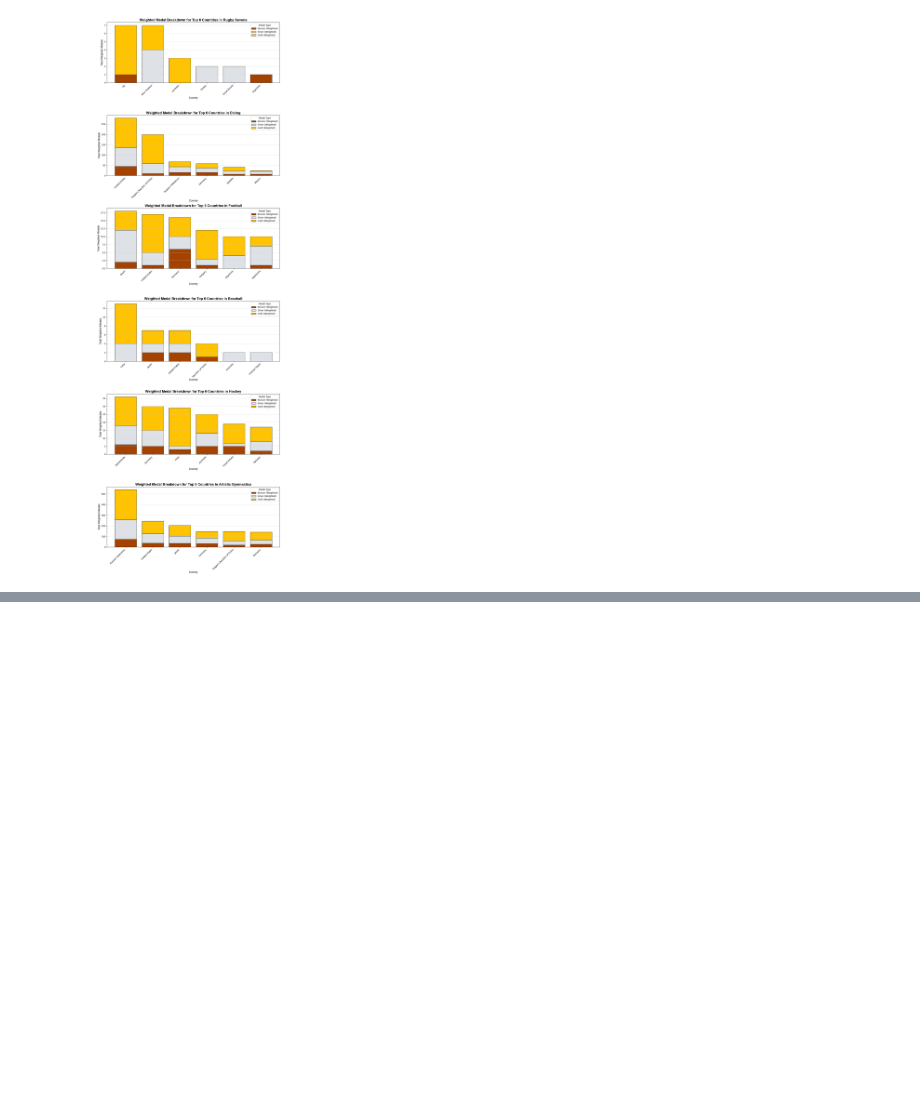
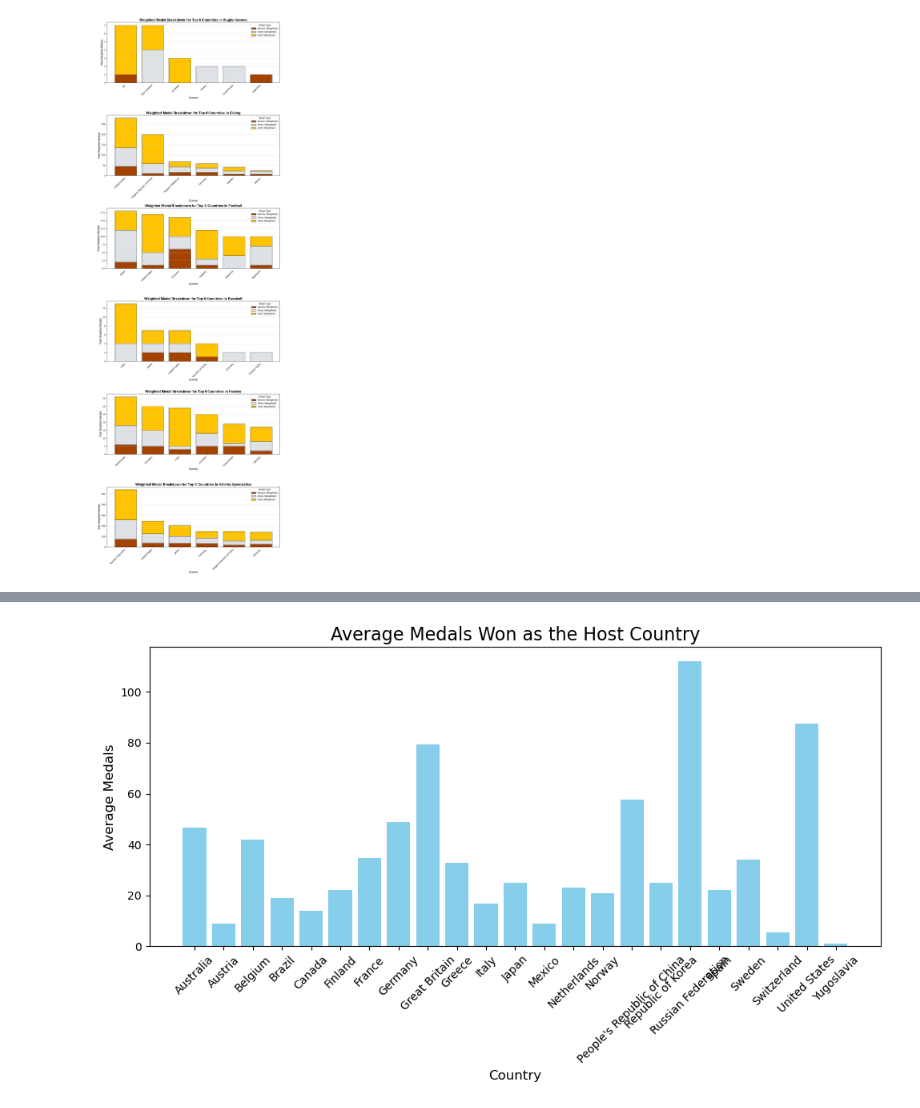
Before and after one commit to Gartles20/Project-1-Group-5, a Jupyter notebook: dataframes_Thomas.ipynb, the cells around one changed output, grey strips where cells are left out. Drawn from its saved outputs; the diff is of its cells as text; code cells hidden in the pictures; blank space fills up the shorter version.

```diff
--- a/dataframes_Thomas.ipynb
+++ b/dataframes_Thomas.ipynb
@@ -375,0 +498,13 @@ plt.show()
+# %%
+#Merging the medal and host tally data
+df_host_and_medal_temp = pd.merge(
+    df_Medal_Tally_History,
+    df_Games_Summary,
+    on=["edition", "edition_id", "year", "country_noc"],
+    suffixes=("_medals", "_games")
+)
+
+df_host_and_medal = pd.merge(df_host_and_medal_temp, df_Country_Profiles, on='country_noc', how='left')
+df_host_and_medal.rename(columns={'country_y': 'country'}, inplace=True)
+
+df_host_and_medal.head()
@@ -375,0 +518,19 @@ plt.show()
+# %%
+# Count the number of times each country has hosted
+host_count = df_host_and_medal["country"].value_counts().reset_index()
+host_count.columns = ["country", "host_count"]
+
+# Calculate total medals for each country as the host
+df_medals_by_type = df_host_and_medal.groupby("country")[["gold", "silver", "bronze", "total"]].sum().reset_index()
+
+# Merge medal totals with host count
+df_home_medals = pd.merge(df_medals_by_type, host_count, on="country")
+
+
+# Calculate average medals per hosting for each type
+df_home_medals["average_gold_h"] = df_home_medals["gold"] / df_home_medals["host_count"]
+df_home_medals["average_silver_h"] = df_home_medals["silver"] / df_home_medals["host_count"]
+df_home_medals["average_bronze_h"] = df_home_medals["bronze"] / df_home_medals["host_count"]
+
+df_home_medals["average_total_h"] = df_home_medals["total"] / df_home_medals["host_count"]
+df_home_medals.head()
@@ -375,0 +544,13 @@ plt.show()
+# %%
+
+# Plotting with matplotlib
+plt.figure(figsize=(10, 6))
+plt.bar(df_home_medals["country"], df_home_medals["average_total_h"], color="skyblue")
+plt.title("Average Medals Won as the Host Country", fontsize=16)
+plt.xlabel("Country", fontsize=12)
+plt.ylabel("Average Medals", fontsize=12)
+plt.xticks(rotation=45, fontsize=10)
+plt.tight_layout()
+plt.show()
+# %% [output]
+[figure, added]
```
Also changed, not shown: parts of 44 cells of this notebook, 1 other file.
